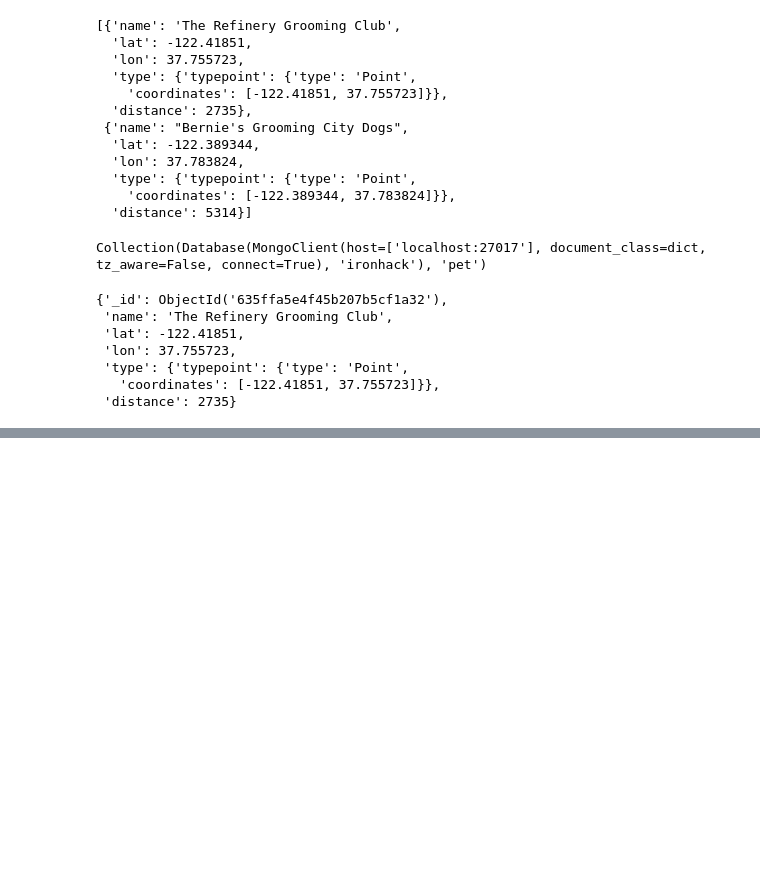
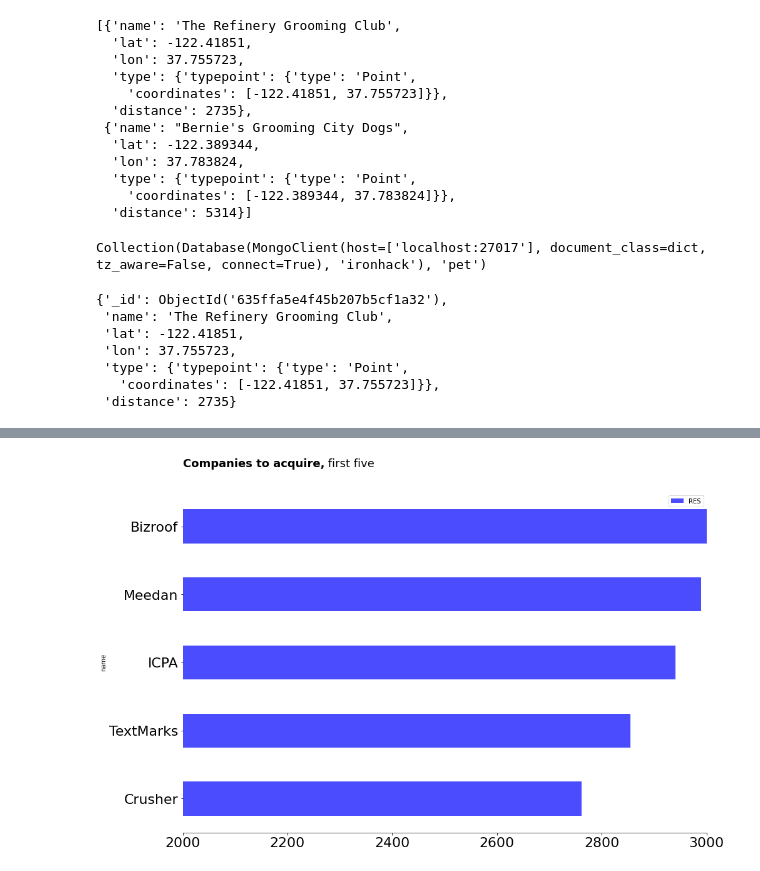
Before and after one commit to jmedina237/project3_GEO, a Jupyter notebook: project3_JOAQUIN.ipynb, the cells around one changed output, grey strips where cells are left out. Drawn from its saved outputs; the diff is of its cells as text; code cells hidden in the pictures; blank space fills up the shorter version.

```diff
--- a/project3_JOAQUIN.ipynb
+++ b/project3_JOAQUIN.ipynb
@@ -1114,0 +1372,2 @@ list_nearest_pet
+# %%
+sorted_df_comp.reset_index(inplace = True, drop=True)
@@ -1114,0 +1390,6 @@ list_nearest_pet
+# %%
+df_final = sorted_df_comp.drop(index = sorted_df_comp.index.difference([0,1,2,3,4,5]))
+# %%
+df_final.drop_duplicates(keep='last', inplace= True)
+# %%
+df_final.set_index('name', inplace = True)
@@ -1114,0 +1408,15 @@ list_nearest_pet
+# %%
+ax = df_final[['RES']].plot(kind='barh', figsize=(15, 10), legend=True, fontsize=22,color='blue', alpha=0.7, linewidth=40)
+
+ax.spines["right"].set_visible(False)
+ax.spines["top"].set_visible(False)
+ax.spines["left"].set_visible(False)
+ax.set_xlim(2000, 3000)
+
+text = "<size:18><weight:bold>Companies to acquire,</> first five</>"
+flexitext(0, 1.1, text, va="top", ax=ax);
+
+
+plt.show();
+# %% [output]
+[figure, added]
```
Also changed, not shown: parts of 111 cells of this notebook.
